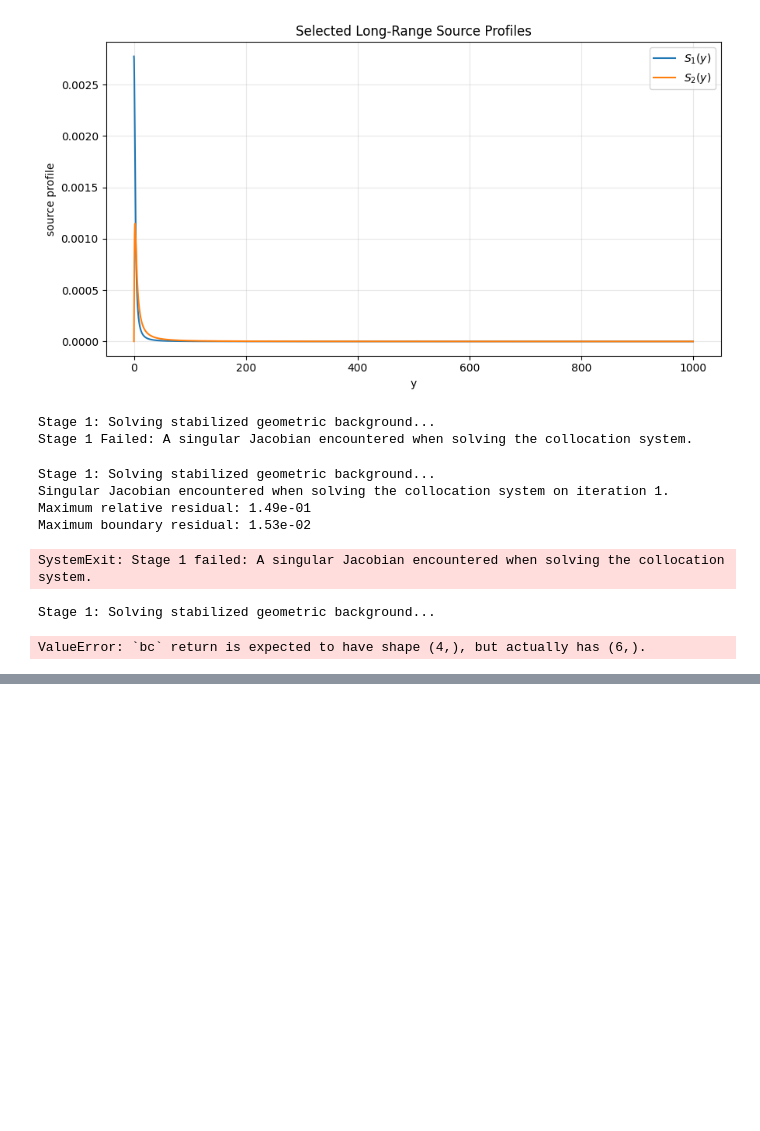
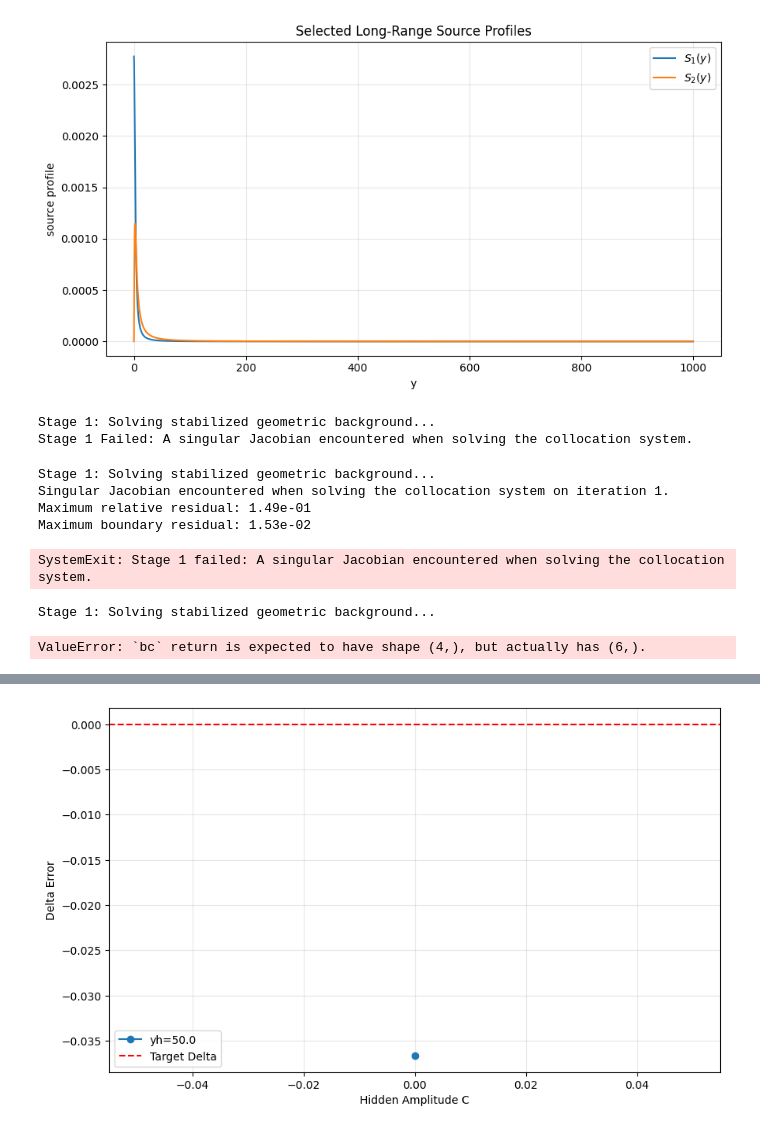
Before and after one commit to kawastony/Quantum_Gravity, a Jupyter notebook: Paper_37_tests.ipynb, the cells around one changed output, grey strips where cells are left out. Saved outputs shown, nothing was run; the diff lists cells and outputs as text; code cells hidden in the pictures; blank space fills up the shorter version.

```diff
--- a/Paper_37_tests.ipynb
+++ b/Paper_37_tests.ipynb
@@ -4577,0 +5612,73 @@ ValueError: `bc` return is expected to have shape (4,), but actually has (6,).
+# %%
+# ============================================================
+# GRANULAR CONTINUATION SCAN
+# ============================================================
+
+# Using smaller steps (0.1 instead of 0.2) to guide the solver
+C_steps_pos = [0.05, 0.1, 0.2, 0.3, 0.5, 0.8, 1.0]
+C_steps_neg = [-0.05, -0.1, -0.2, -0.3, -0.5, -0.8, -1.0]
+yh_values = [50.0, 100.0]
+
+scan_results = []
+
+print("Starting Granular Continuation Scan...")
+
+for yh in yh_values:
+    print(f"\nTesting scale yh = {yh}")
+
+    # 1. Start from baseline
+    current_sol, _ = solve_family_with_hidden_C(fam1_best, fam2_best, C=0.0, yh=yh)
+    if not current_sol.success:
+        print(f"  Baseline failed for yh={yh}")
+        continue
+
+    # 2. Positive Continuation
+    for C in C_steps_pos:
+        sol, meta = solve_family_with_hidden_C(fam1_best, fam2_best, C=C, yh=yh, Y_guess=current_sol.y)
+        if sol.success:
+            diag = extract_tail_diagnostics(sol, ymax=1000.0, V=V_fn)
+            diag['C'], diag['yh'] = C, yh
+            scan_results.append(diag)
+            current_sol = sol
+            print(f"  Success: C={C}, Delta_Err={diag['delta_err']:.4f}")
+        else:
+            print(f"  Stalled at C={C}")
+            break
+
+    # 3. Negative Continuation (Restart from C=0)
+    current_sol, _ = solve_family_with_hidden_C(fam1_best, fam2_best, C=0.0, yh=yh)
+    for C in C_steps_neg:
+        sol, meta = solve_family_with_hidden_C(fam1_best, fam2_best, C=C, yh=yh, Y_guess=current_sol.y)
+        if sol.success:
+            diag = extract_tail_diagnostics(sol, ymax=1000.0, V=V_fn)
+            diag['C'], diag['yh'] = C, yh
+            scan_results.append(diag)
+            current_sol = sol
+            print(f"  Success: C={C}, Delta_Err={diag['delta_err']:.4f}")
+        else:
+            print(f"  Stalled at C={C}")
+            break
+
+# Baseline data
+base_sol, _ = solve_family_with_hidden_C(fam1_best, fam2_best, C=0.0, yh=50.0)
+diag0 = extract_tail_diagnostics(base_sol, ymax=1000.0, V=V_fn)
+diag0['C'], diag0['yh'] = 0.0, 50.0
+scan_results.append(diag0)
+
+df_scan = pd.DataFrame(scan_results)
+df_scan = add_scores(df_scan)
+
+# Visualization
+if not df_scan.empty:
+    plt.figure(figsize=(10, 6))
+    for yh in yh_values:
+        subset = df_scan[df_scan['yh'] == yh].sort_values('C')
+        if not subset.empty:
+            plt.plot(subset['C'], subset['delta_err'], 'o-', label=f'yh={yh}')
+    plt.axhline(0, color='r', ls='--', label='Target Delta')
+    plt.xlabel("Hidden Amplitude C")
+    plt.ylabel("Delta Error")
+    plt.legend()
+    plt.grid(True, alpha=0.3)
+    plt.show()
+# %% [output]
@@ -4577,0 +5694 @@ ValueError: `bc` return is expected to have shape (4,), but actually has (6,).
+[figure, added]
```
Also changed, not shown: parts of 90 cells of this notebook.
